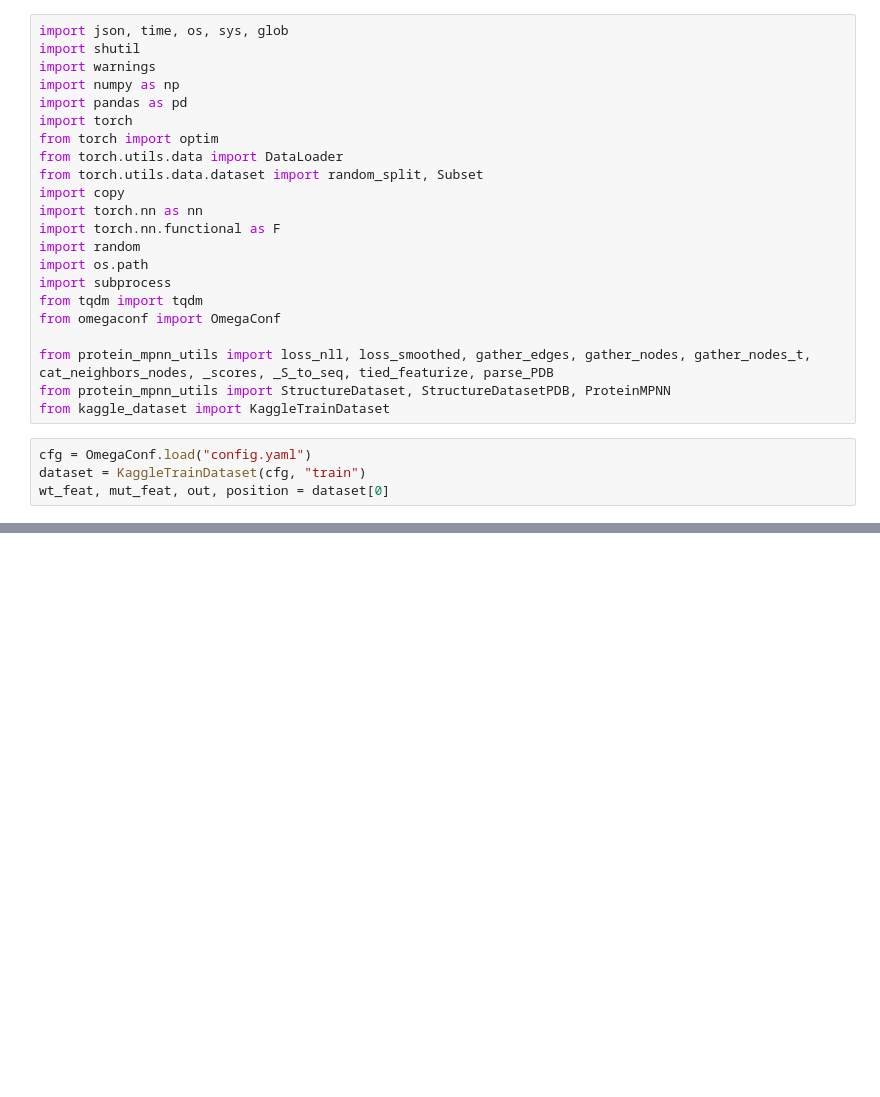
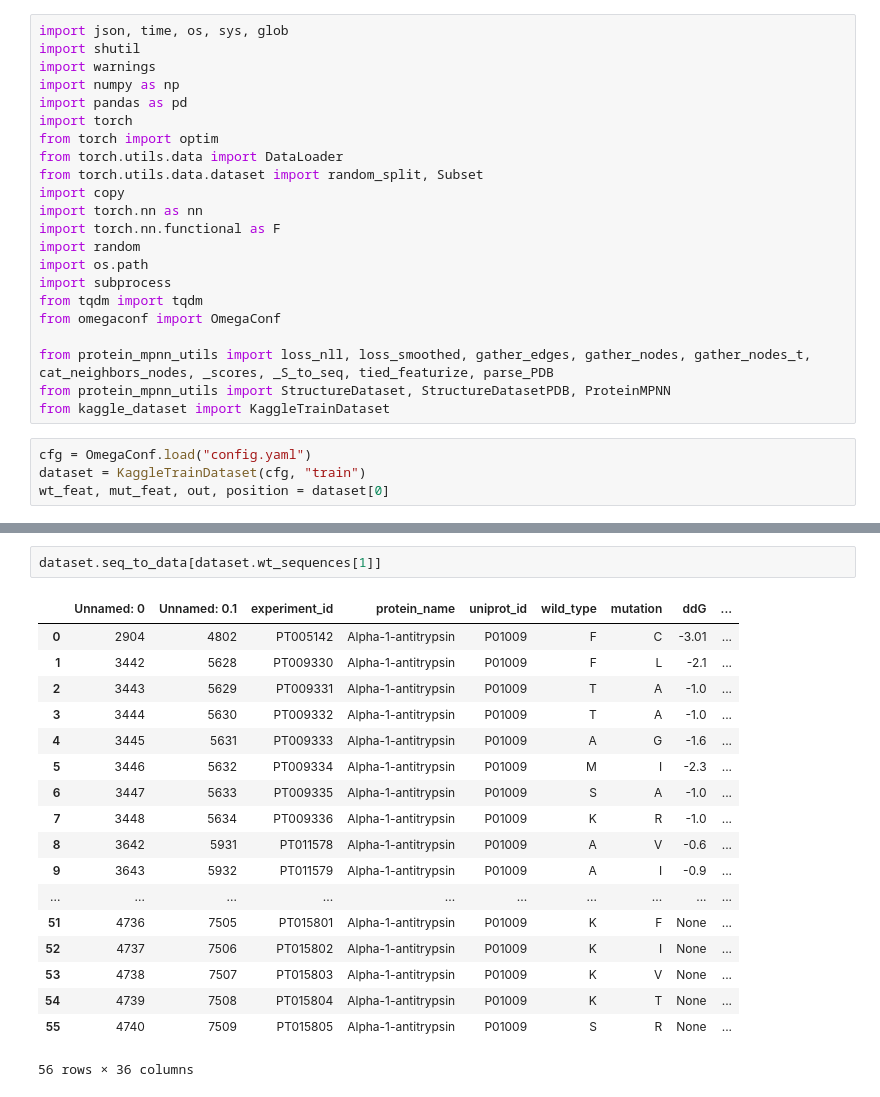
Before and after one commit to Kuhlman-Lab/ThermoMPNN, a Jupyter notebook: playground.ipynb, the cells around one changed output, grey strips where cells are left out. Drawn from its saved outputs; the diff is of its cells as text; blank space fills up the shorter version.

Commit message:
dataset working!

```diff
--- a/playground.ipynb
+++ b/playground.ipynb
@@ -34,0 +33,21 @@ NameError: name 'torch' is not defined
+# %%
+dataset.seq_to_data[dataset.wt_sequences[1]]
+# %% [output]
+|  | Unnamed: 0 | Unnamed: 0.1 | experiment_id | protein_name | uniprot_id | wild_type | mutation | ddG | ... |
+| 0 | 2904 | 4802 | PT005142 | Alpha-1-antitrypsin | P01009 | F | C | -3.01 | ... |
+| 1 | 3442 | 5628 | PT009330 | Alpha-1-antitrypsin | P01009 | F | L | -2.1 | ... |
+| 2 | 3443 | 5629 | PT009331 | Alpha-1-antitrypsin | P01009 | T | A | -1.0 | ... |
+| 3 | 3444 | 5630 | PT009332 | Alpha-1-antitrypsin | P01009 | T | A | -1.0 | ... |
+| 4 | 3445 | 5631 | PT009333 | Alpha-1-antitrypsin | P01009 | A | G | -1.6 | ... |
+| 5 | 3446 | 5632 | PT009334 | Alpha-1-antitrypsin | P01009 | M | I | -2.3 | ... |
+| 6 | 3447 | 5633 | PT009335 | Alpha-1-antitrypsin | P01009 | S | A | -1.0 | ... |
+| 7 | 3448 | 5634 | PT009336 | Alpha-1-antitrypsin | P01009 | K | R | -1.0 | ... |
+| 8 | 3642 | 5931 | PT011578 | Alpha-1-antitrypsin | P01009 | A | V | -0.6 | ... |
+| 9 | 3643 | 5932 | PT011579 | Alpha-1-antitrypsin | P01009 | A | I | -0.9 | ... |
+| ... | ... | ... | ... | ... | ... | ... | ... | ... | ... |
+| 51 | 4736 | 7505 | PT015801 | Alpha-1-antitrypsin | P01009 | K | F | None | ... |
+| 52 | 4737 | 7506 | PT015802 | Alpha-1-antitrypsin | P01009 | K | I | None | ... |
+| 53 | 4738 | 7507 | PT015803 | Alpha-1-antitrypsin | P01009 | K | V | None | ... |
+| 54 | 4739 | 7508 | PT015804 | Alpha-1-antitrypsin | P01009 | K | T | None | ... |
+| 55 | 4740 | 7509 | PT015805 | Alpha-1-antitrypsin | P01009 | S | R | None | ... |
+56 rows × 36 columns
```
Also changed, not shown: parts of 5 cells of this notebook, 1 other file.
